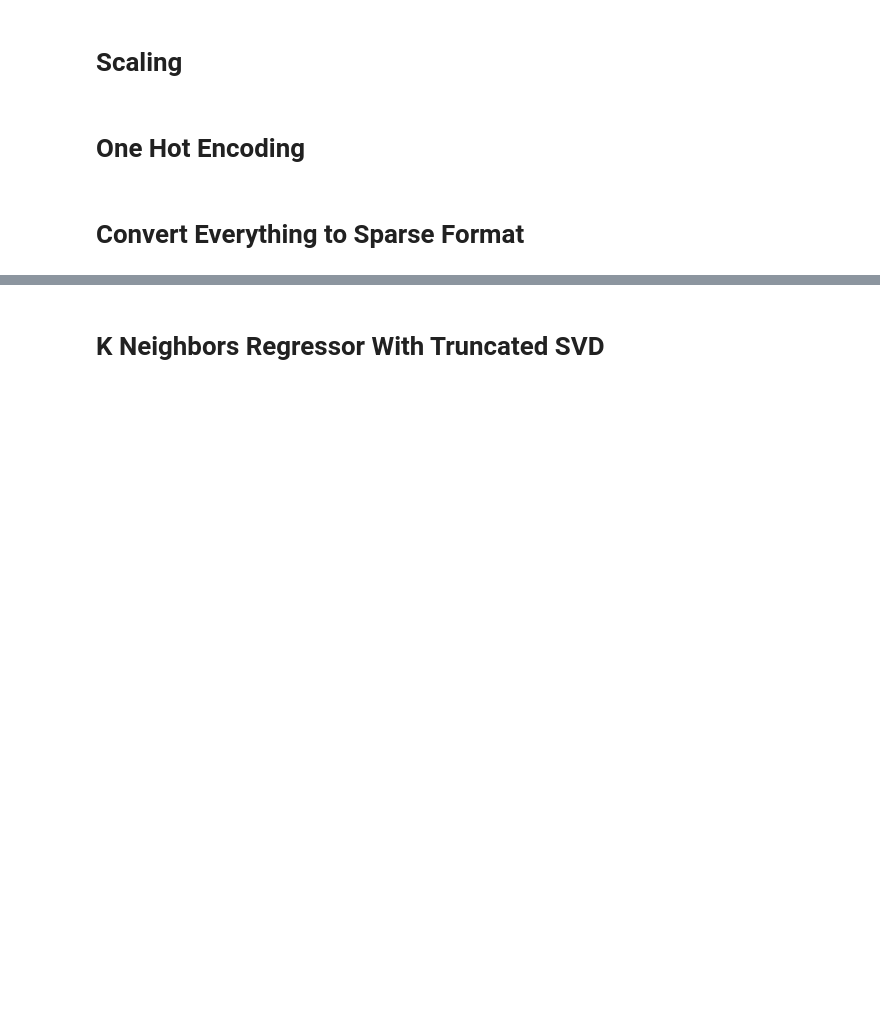
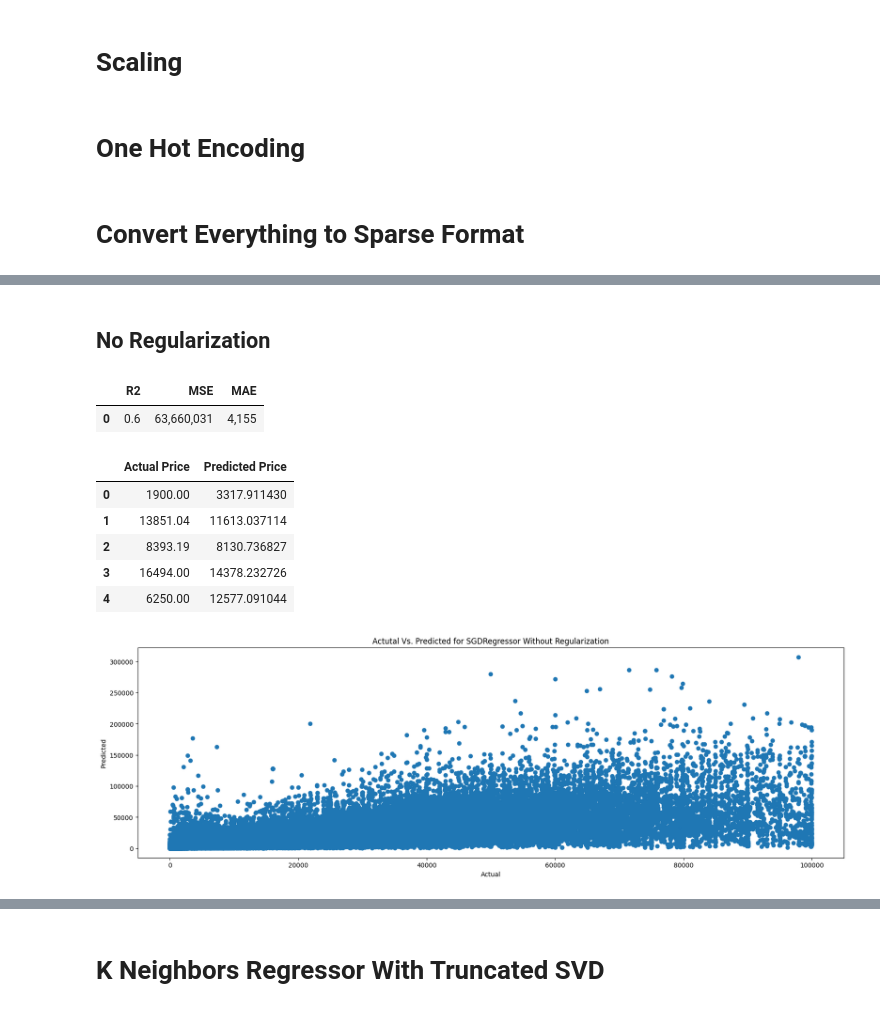
Before and after one commit to nhDuc1993/GMT6740, a Jupyter notebook: Hassan/Hassan Modeling.ipynb, the cells around one changed output, grey strips where cells are left out. Cells and saved outputs as stored; diff of their text form; code cells hidden in the pictures; blank space fills up the shorter version.

```diff
--- a/Hassan/Hassan Modeling.ipynb
+++ b/Hassan/Hassan Modeling.ipynb
@@ -87,12 +138,11 @@ NumericalScaler = StandardScaler().fit(X_train[NumericalColumns])
 X_train[NumericalColumns] = NumericalScaler.transform(X_train[NumericalColumns])
 
 # Scale Price
-PriceScaler = StandardScaler().fit(y_train)
-y_train = PriceScaler.transform(y_train).flatten()
+y_train = np.log(y_train).to_numpy().flatten()
 
 # Scale Test Data
 X_test[NumericalColumns] = NumericalScaler.transform(X_test[NumericalColumns])
-y_test= PriceScaler.transform(y_test).flatten()
+y_test = np.log(y_test).to_numpy().flatten()
 # %% [markdown]
 # One Hot Encoding
 # %%
@@ -112,22 +162,19 @@ Coded_X_test = Encoder.transform(X_test[StringColumns])
 # Convert Everything to Sparse Format
 # %%
 # Underlying function returns sparse data
+Sparse_X_train = Coded_X_train.sparse.to_coo().tocsr()
 
-Coded_X_train = Coded_X_train.sparse.to_coo().tocsr()
-
-Coded_X_train_NAN = Coded_X_train.copy()
-
-Coded_X_test = Coded_X_test.sparse.to_coo().tocsr()
-
-Coded_X_test_NAN = Coded_X_test.copy()
-
+Sparse_X_test = Coded_X_test.sparse.to_coo().tocsr()
 
 # Add Numerical Columns too
 for c in NumericalColumns:
-    Coded_X_train = hstack([Coded_X_train, sparse.csr_matrix(X_train[c].fillna(0)).T])
+    Sparse_X_train = hstack([Sparse_X_train, sparse.csr_matrix(X_train[c].fillna(0)).T])
 
-    Coded_X_train_NAN = hstack([Coded_X_train_NAN, sparse.csr_matrix(X_train[c]).T])
+    Sparse_X_test = hstack([Sparse_X_test, sparse.csr_matrix(X_test[c].fillna(0)).T])
 
-    Coded_X_test = hstack([Coded_X_test, sparse.csr_matrix(X_test[c].fillna(0)).T])
+del Coded_X_train, Coded_X_test
 
-    Coded_X_test_NAN = hstack([Coded_X_test_NAN, sparse.csr_matrix(X_test[c]).T])
+# Sparse_X_train_NAN = Sparse_X_train.copy()
+# Sparse_X_test_NAN = Sparse_X_test.copy()
+# Sparse_X_train_NAN = hstack([Sparse_X_train_NAN, sparse.csr_matrix(X_train[c]).T])
+# Sparse_X_test_NAN = hstack([Sparse_X_test_NAN, sparse.csr_matrix(X_test[c]).T])
@@ -191,0 +189,22 @@ array([1.40080402, 0.5965793 , 0.98412273, 0.36599672, 0.32208589,
+# %% [markdown]
+## No Regularization
+# %%
+sgd_plain = SGDRegressor(penalty=None, random_state=1991).fit(Sparse_X_train, y_train)
+
+sgd_plain_y = sgd_plain.predict(Sparse_X_test)
+
+Score_Method(
+    y_test,
+    sgd_plain_y,
+    "SGDRegressor Without Regularization",
+)
+# %% [output]
+|  | R2 | MSE | MAE |
+| 0 | 0.6 | 63,660,031 | 4,155 |
+|  | Actual Price | Predicted Price |
+| 0 | 1900.00 | 3317.911430 |
+| 1 | 13851.04 | 11613.037114 |
+| 2 | 8393.19 | 8130.736827 |
+| 3 | 16494.00 | 14378.232726 |
+| 4 | 6250.00 | 12577.091044 |
+[figure, added]
```
Also changed, not shown: parts of 33 cells of this notebook.
